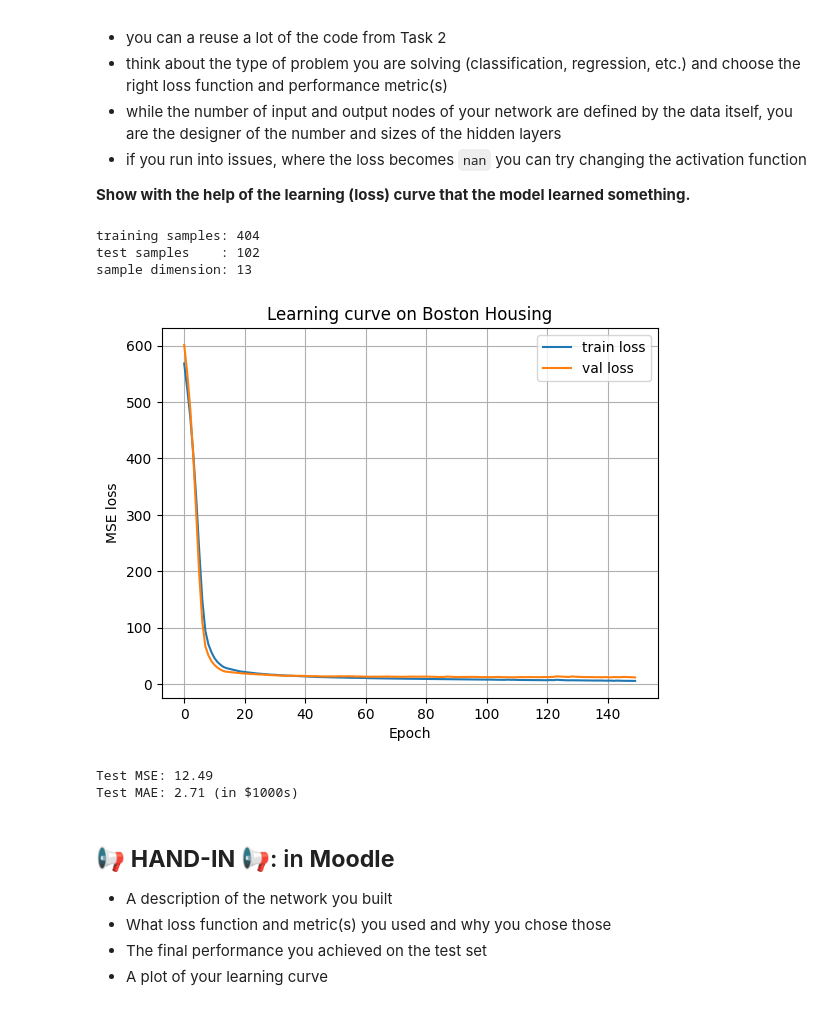
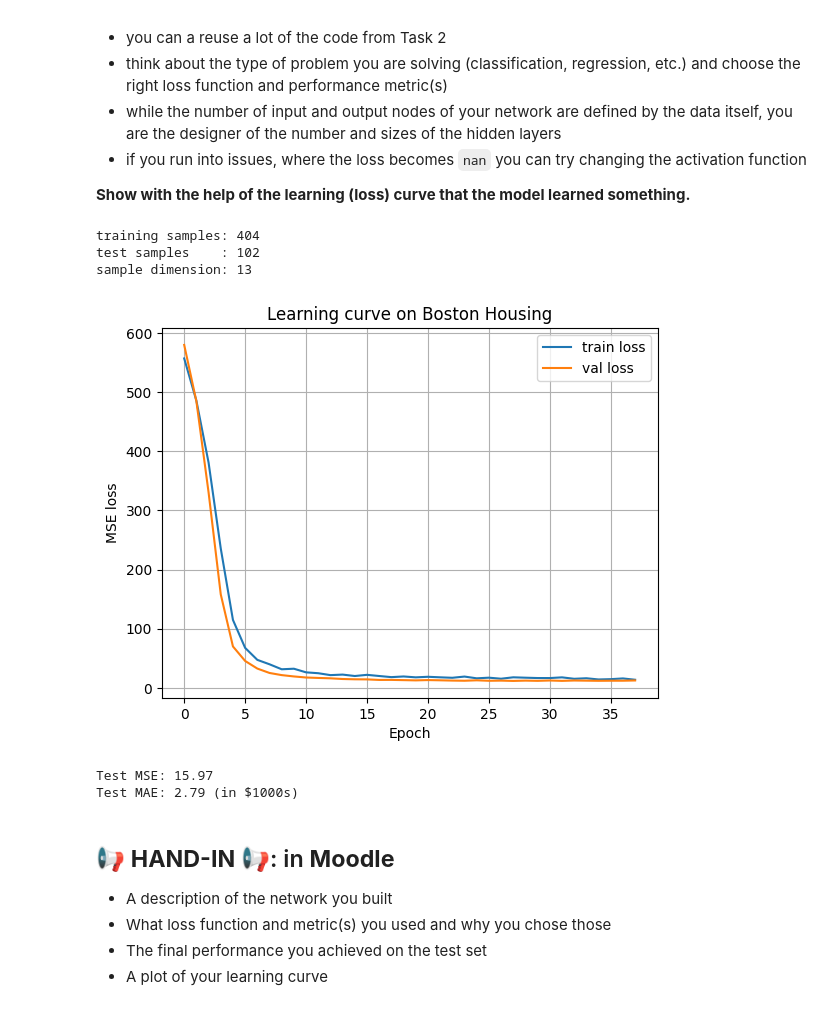
Before and after one commit to Suhejl/MLDM_Labs, a Jupyter notebook: week7/L07_Training_NNs.ipynb, the cells around one changed output. Saved outputs shown, nothing was run; the diff lists cells and outputs as text; code cells hidden in the pictures.

```diff
--- a/week7/L07_Training_NNs.ipynb
+++ b/week7/L07_Training_NNs.ipynb
@@ -514,6 +514,10 @@ from keras.datasets import boston_housing
 from keras.models import Sequential
 from keras.layers import Dense
 from keras.optimizers import Adam
+from keras.regularizers import l2
+from keras.callbacks import EarlyStopping
+
+
 
 RANDOM_SEED = 42
 np.random.seed(RANDOM_SEED)
@@ -535,6 +539,7 @@ x_test_scaled  = (x_test  - mean) / std
 
 model = Sequential()
 model.add(Dense(64, activation="relu", input_shape=(x_train.shape[1],)))
+model.add(Dropout(rate=0.2))
 model.add(Dense(64, activation="relu"))
 model.add(Dense(1))  # linear output for regression
 
@@ -543,38 +548,45 @@ model.compile(
     loss="mse",        # regression → mean squared error
     metrics=["mae"]    # mean absolute error, easy to interpret
 )
 
+early_stop = EarlyStopping(
+    monitor="val_loss",      # watch validation loss
+    patience=10,              # epochs to wait without improvement
+    restore_best_weights=True
+)
+
 history = model.fit(
     x_train_scaled,
     y_train,
     validation_split=0.2,
-    epochs=150,
-    batch_size=32,
+    epochs=100,
+    batch_size=16,
+    callbacks=[early_stop],
     verbose=0
 )
 
 # Plot of the learning curve (training & validation loss)
 plt.figure()
 plt.plot(history.history["loss"], label="train loss")
 plt.plot(history.history["val_loss"], label="val loss")
 plt.xlabel("Epoch")
 plt.ylabel("MSE loss")
 plt.title("Learning curve on Boston Housing")
 plt.legend()
 plt.grid(True)
 plt.show()
 
 # evaluate performance on test set here
 test_mse, test_mae = model.evaluate(x_test_scaled, y_test, verbose=0)
 print(f"Test MSE: {test_mse:.2f}")
 print(f"Test MAE: {test_mae:.2f} (in $1000s)")
 # %% [output]
 training samples: 404
 test samples    : 102
 sample dimension: 13
-[figure, old version]
+[figure, new version]
-Test MSE: 12.49
-Test MAE: 2.71 (in $1000s)
+Test MSE: 15.97
+Test MAE: 2.79 (in $1000s)
 # %% [markdown]
 ## 📢 **HAND-IN** 📢: in **Moodle**
 
```
Also changed, not shown: parts of 6 cells of this notebook.
